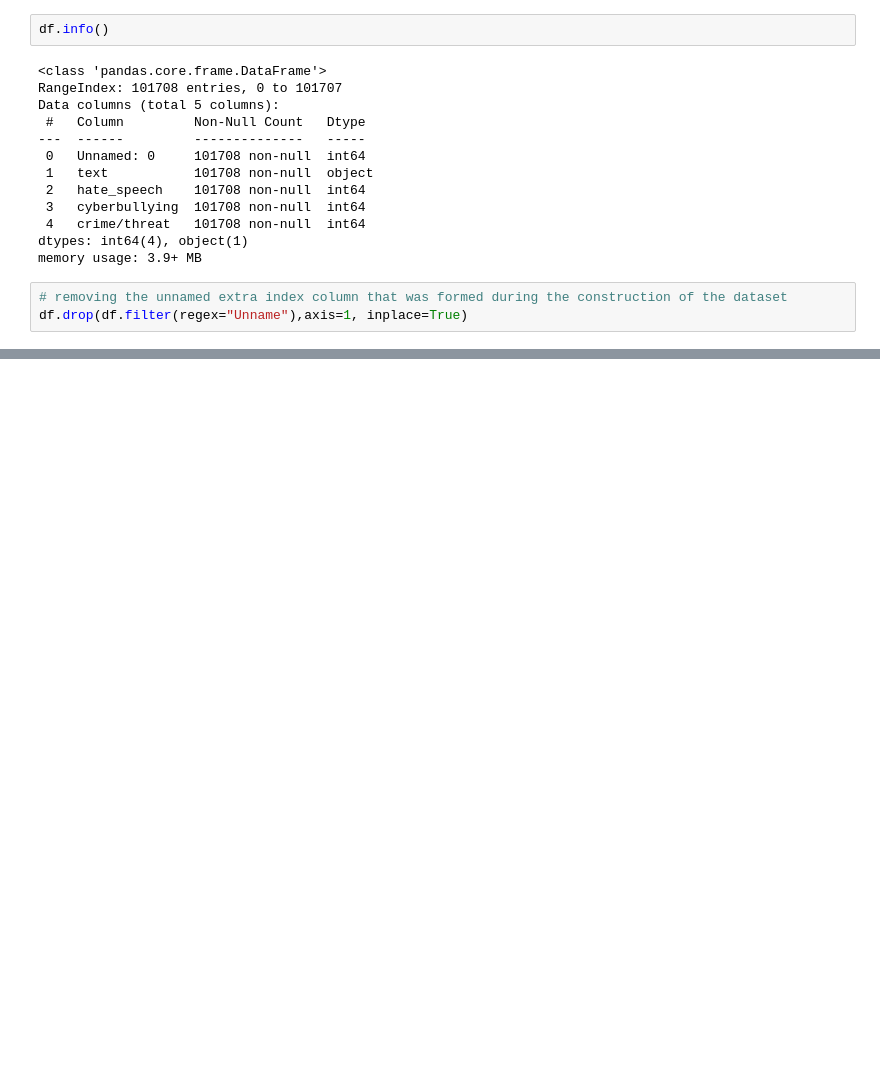
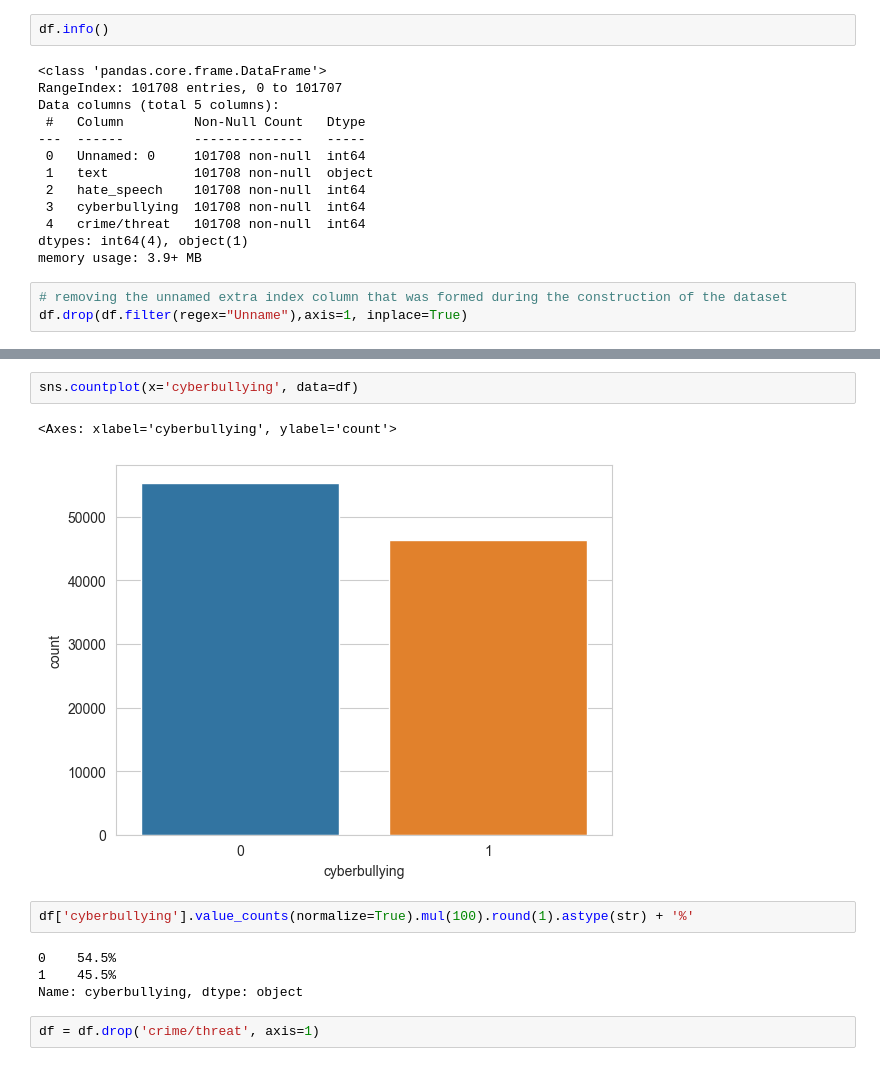
Before and after one commit to aniketinamdar/Twitter-Sentiment-Analysis, a Jupyter notebook: Categorizer_Classifier/data_preprocessing.ipynb, the cells around one changed output, grey strips where cells are left out. Saved outputs shown, nothing was run; the diff lists cells and outputs as text; blank space fills up the shorter version.

```diff
--- a/Categorizer_Classifier/data_preprocessing.ipynb
+++ b/Categorizer_Classifier/data_preprocessing.ipynb
@@ -52,0 +118,13 @@ df
+# %%
+sns.countplot(x='cyberbullying', data=df)
+# %% [output]
+<Axes: xlabel='cyberbullying', ylabel='count'>
+[figure, added]
+# %%
+df['cyberbullying'].value_counts(normalize=True).mul(100).round(1).astype(str) + '%'
+# %% [output]
+0    54.5%
+1    45.5%
+Name: cyberbullying, dtype: object
+# %%
+df = df.drop('crime/threat', axis=1)
```
Also changed, not shown: parts of 33 cells of this notebook, 7 other files.
